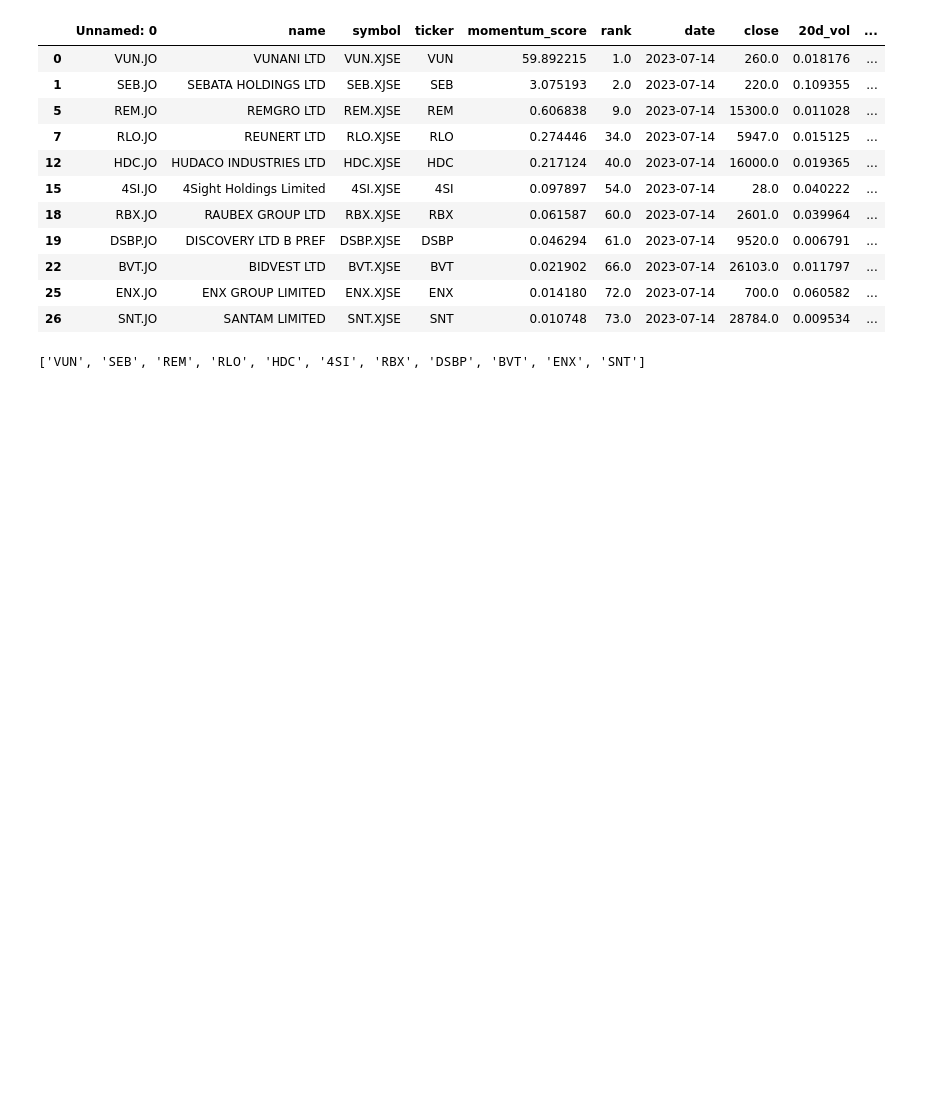
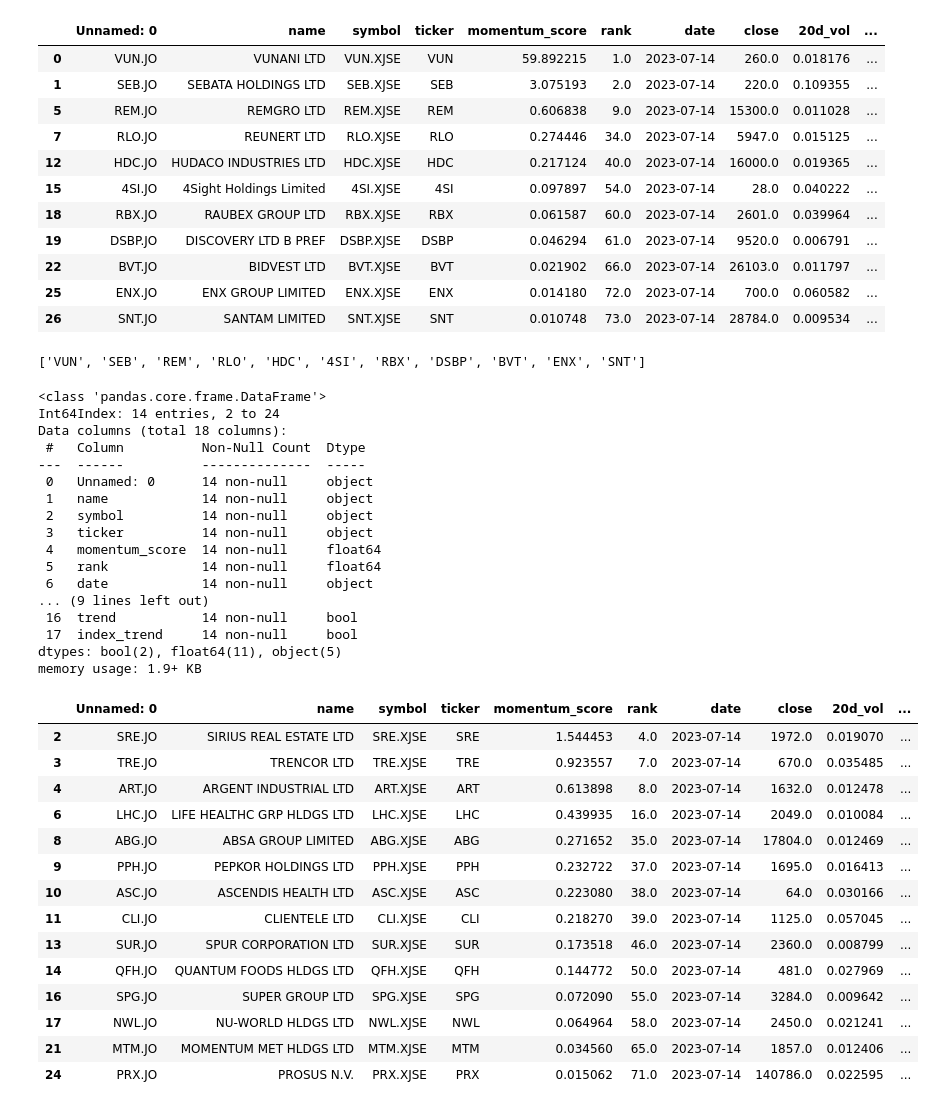
Before and after one commit to helmieresearch/helmieresearch, a Jupyter notebook: Momentum_Ranking_Model.ipynb, the cells around one changed output. Cells and saved outputs as stored; diff of their text form; code cells hidden in the pictures; blank space fills up the shorter version.

```diff
--- a/Momentum_Ranking_Model.ipynb
+++ b/Momentum_Ranking_Model.ipynb
@@ -799,3 +799,40 @@ remove = dfnew ["ticker"].tolist()
 remove
 # %% [output]
 ['VUN', 'SEB', 'REM', 'RLO', 'HDC', '4SI', 'RBX', 'DSBP', 'BVT', 'ENX', 'SNT']
+# %%
+now = newpf[~newpf['ticker'].isin(dfnew['ticker'])]
+now .info()
+now
+# %% [output]
+<class 'pandas.core.frame.DataFrame'>
+Int64Index: 14 entries, 2 to 24
+Data columns (total 18 columns):
+ #   Column          Non-Null Count  Dtype
+---  ------          --------------  -----
+ 0   Unnamed: 0      14 non-null     object
+ 1   name            14 non-null     object
+ 2   symbol          14 non-null     object
+ 3   ticker          14 non-null     object
+ 4   momentum_score  14 non-null     float64
+ 5   rank            14 non-null     float64
+ 6   date            14 non-null     object
+... (9 lines left out)
+ 16  trend           14 non-null     bool
+ 17  index_trend     14 non-null     bool
+dtypes: bool(2), float64(11), object(5)
+memory usage: 1.9+ KB
+|  | Unnamed: 0 | name | symbol | ticker | momentum_score | rank | date | close | 20d_vol | ... |
+| 2 | SRE.JO | SIRIUS REAL ESTATE LTD | SRE.XJSE | SRE | 1.544453 | 4.0 | 2023-07-14 | 1972.0 | 0.019070 | ... |
+| 3 | TRE.JO | TRENCOR LTD | TRE.XJSE | TRE | 0.923557 | 7.0 | 2023-07-14 | 670.0 | 0.035485 | ... |
+| 4 | ART.JO | ARGENT INDUSTRIAL LTD | ART.XJSE | ART | 0.613898 | 8.0 | 2023-07-14 | 1632.0 | 0.012478 | ... |
+| 6 | LHC.JO | LIFE HEALTHC GRP HLDGS LTD | LHC.XJSE | LHC | 0.439935 | 16.0 | 2023-07-14 | 2049.0 | 0.010084 | ... |
+| 8 | ABG.JO | ABSA GROUP LIMITED | ABG.XJSE | ABG | 0.271652 | 35.0 | 2023-07-14 | 17804.0 | 0.012469 | ... |
+| 9 | PPH.JO | PEPKOR HOLDINGS LTD | PPH.XJSE | PPH | 0.232722 | 37.0 | 2023-07-14 | 1695.0 | 0.016413 | ... |
+| 10 | ASC.JO | ASCENDIS HEALTH LTD | ASC.XJSE | ASC | 0.223080 | 38.0 | 2023-07-14 | 64.0 | 0.030166 | ... |
+| 11 | CLI.JO | CLIENTELE LTD | CLI.XJSE | CLI | 0.218270 | 39.0 | 2023-07-14 | 1125.0 | 0.057045 | ... |
+| 13 | SUR.JO | SPUR CORPORATION LTD | SUR.XJSE | SUR | 0.173518 | 46.0 | 2023-07-14 | 2360.0 | 0.008799 | ... |
+| 14 | QFH.JO | QUANTUM FOODS HLDGS LTD | QFH.XJSE | QFH | 0.144772 | 50.0 | 2023-07-14 | 481.0 | 0.027969 | ... |
+| 16 | SPG.JO | SUPER GROUP LTD | SPG.XJSE | SPG | 0.072090 | 55.0 | 2023-07-14 | 3284.0 | 0.009642 | ... |
+| 17 | NWL.JO | NU-WORLD HLDGS LTD | NWL.XJSE | NWL | 0.064964 | 58.0 | 2023-07-14 | 2450.0 | 0.021241 | ... |
+| 21 | MTM.JO | MOMENTUM MET HLDGS LTD | MTM.XJSE | MTM | 0.034560 | 65.0 | 2023-07-14 | 1857.0 | 0.012406 | ... |
+| 24 | PRX.JO | PROSUS N.V. | PRX.XJSE | PRX | 0.015062 | 71.0 | 2023-07-14 | 140786.0 | 0.022595 | ... |
```
